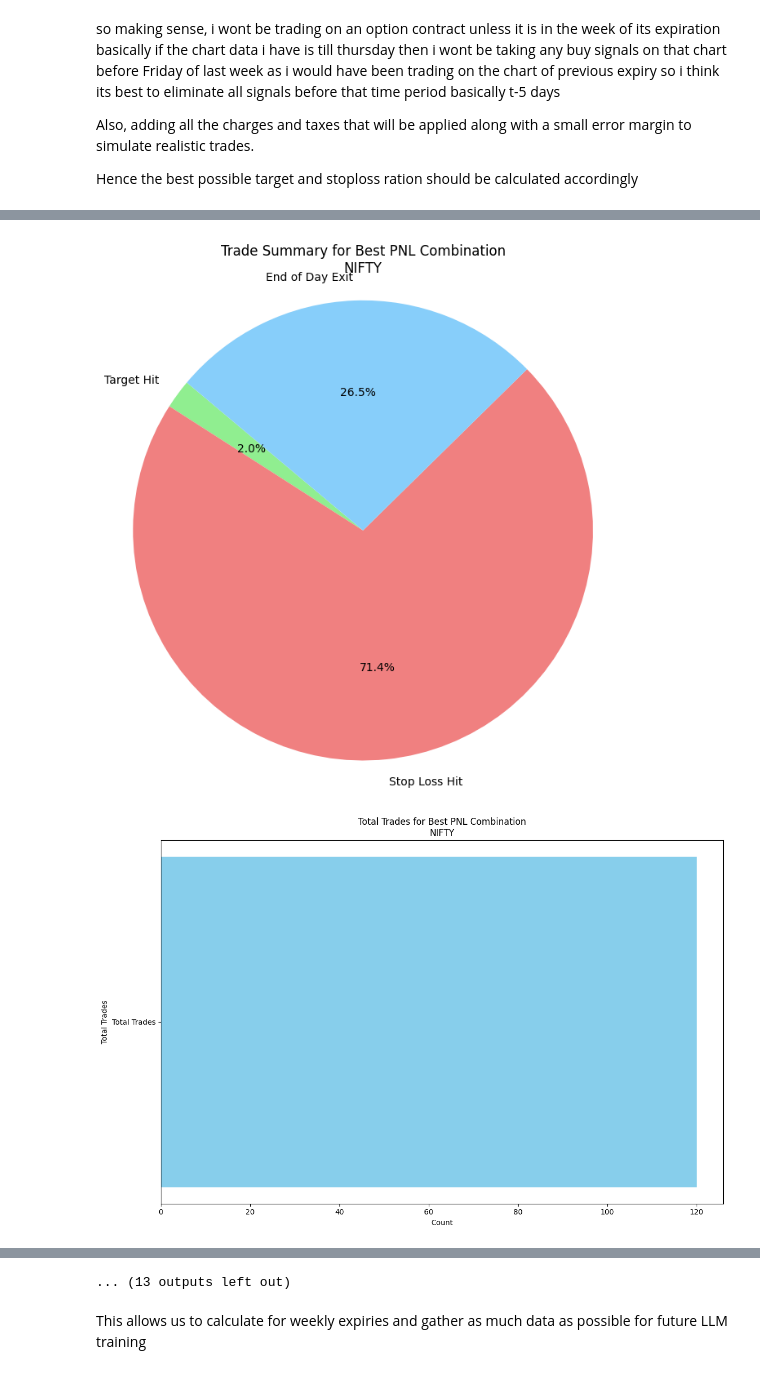
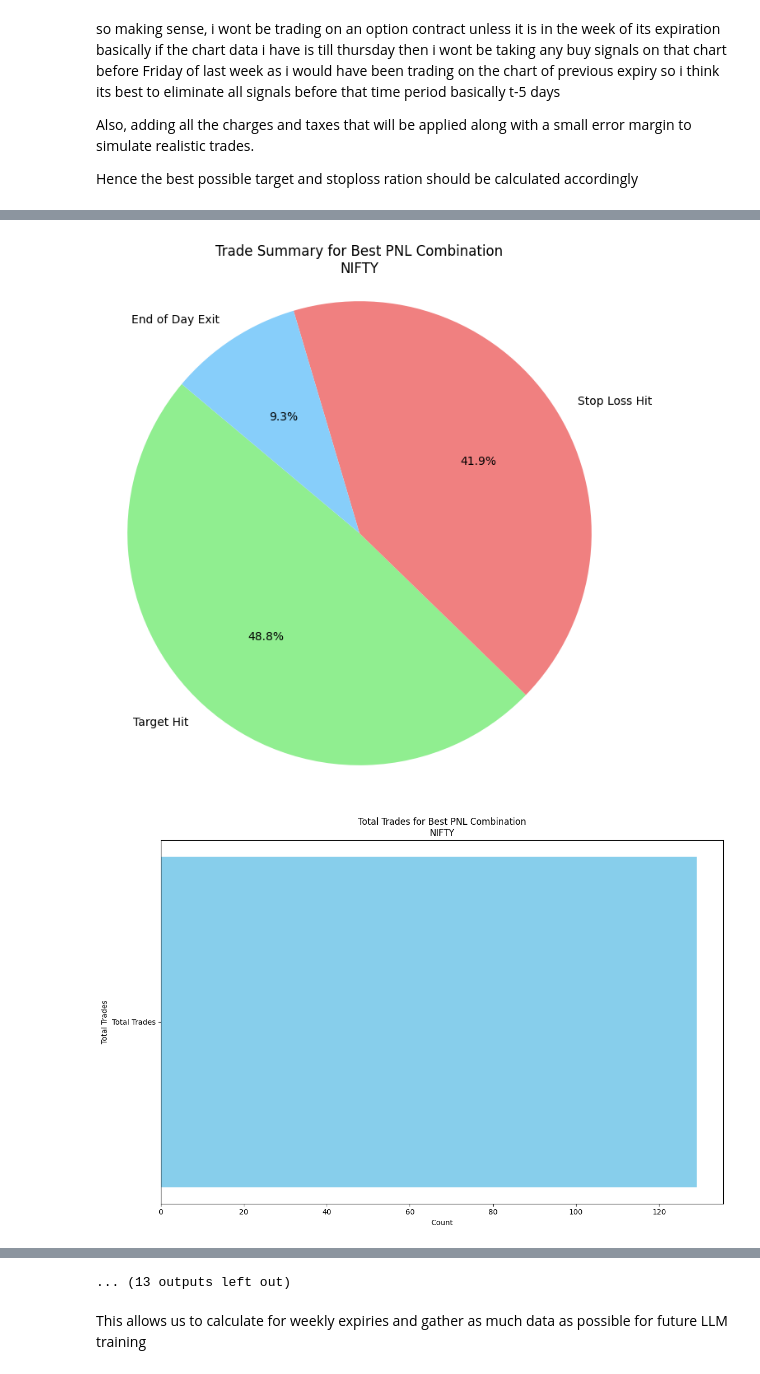
Before and after one commit to MinorLeopard/OptionChartAnalysis, a Jupyter notebook: AutomatedDayTradesExpiryWeekAnalaysis.ipynb, the cells around one changed output, grey strips where cells are left out. Drawn from its saved outputs; the diff is of its cells as text; code cells hidden in the pictures.

Commit message:
Added Fallback to 15 min chart data if 1 min chart data fails or is insufficient

```diff
--- a/AutomatedDayTradesExpiryWeekAnalaysis.ipynb
+++ b/AutomatedDayTradesExpiryWeekAnalaysis.ipynb
@@ -59,6 +59,11 @@ def simulate_day_trades(buy_signals, minute_data, symbol, profit_target=0.02, st
                                       (pd.to_datetime(minute_data['time'], unit='s').dt.date == trade_date)]
 
 
+        if subsequent_data.empty:
+            # Use 15-minute chart data if 1-minute data is empty
+            subsequent_data = minute_data_15[(minute_data_15['time'] > entry_time) &
+                                             (pd.to_datetime(minute_data_15['time'], unit='s').dt.date == trade_date)]
+
         for _, row in subsequent_data.iterrows():
             if row['high'] >= profit_price:
                 trade_result['exit_time'] = row['time']
@@ -72,12 +77,11 @@ def simulate_day_trades(buy_signals, minute_data, symbol, profit_target=0.02, st
                 break
         else:
             # If no target or stop loss hit, exit at the last price of the day (3:25 PM)
+            end_of_day_time = pd.to_datetime(trade_date) + pd.Timedelta(hours=15, minutes=25)
+            eod_exit_data = minute_data[(pd.to_datetime(minute_data['time'], unit='s') <= end_of_day_time)]
 
-
-
-            end_of_day_time = pd.to_datetime(trade_date) + pd.Timedelta(hours=15, minutes=25)
-
-            eod_exit_data = minute_data[(pd.to_datetime(minute_data['time'], unit='s') <= end_of_day_time)]
+            if eod_exit_data.empty:
+                eod_exit_data = minute_data_15[(pd.to_datetime(minute_data_15['time'], unit='s') <= end_of_day_time)]
 
             if not eod_exit_data.empty:
                 last_row = eod_exit_data.iloc[-1]
@@ -134,8 +138,8 @@ def summarize_trade_results(trade_results):
     return summary
 
 # Define profit percentages and stop loss percentages to analyze
-profit_percentages = [i / 100 for i in range(1, 200)]
-stop_loss_percentages = [i / 100 for i in range(1, 15)]
+profit_percentages = [i / 100 for i in range(1, 5)]
+stop_loss_percentages = [i / 100 for i in range(1, 4)]
 
 # Directories containing the data
 directories = ['June 2024/NIFTY', 'June 2024/BANKNIFTY', 'June 2024/FINNIFTY', 'June 2024/SENSEX']  # Change the directories as needed
@@ -319,3 +323,3 @@ Processing NSE_NIFTY240704P24100, 15.csv in NIFTY...using June 2024/NIFTY\202407
 Processing NSE_NIFTY240704P24200, 15.csv in NIFTY...using June 2024/NIFTY\20240704\NSE_NIFTY240704P24200, 15.csv and June 2024/NIFTY\20240704\NSE_NIFTY240704P24200, 1.csv
-[figure, old version]
+[figure, new version]
-[figure, old version]
+[figure, new version]
```
Also changed, not shown: parts of 1 cell of this notebook, 1 other file.
